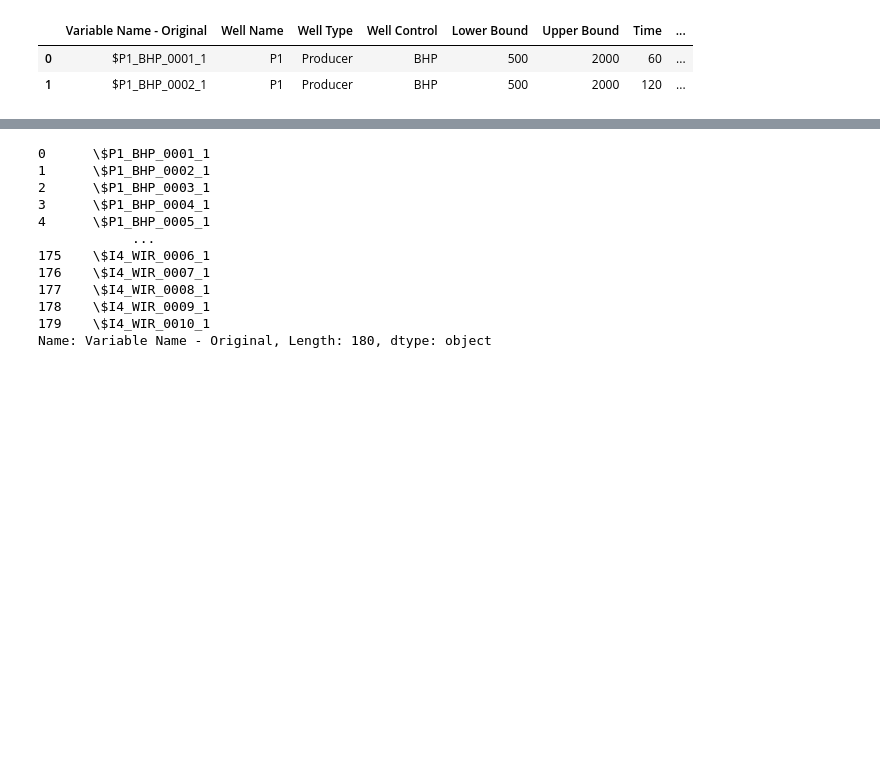
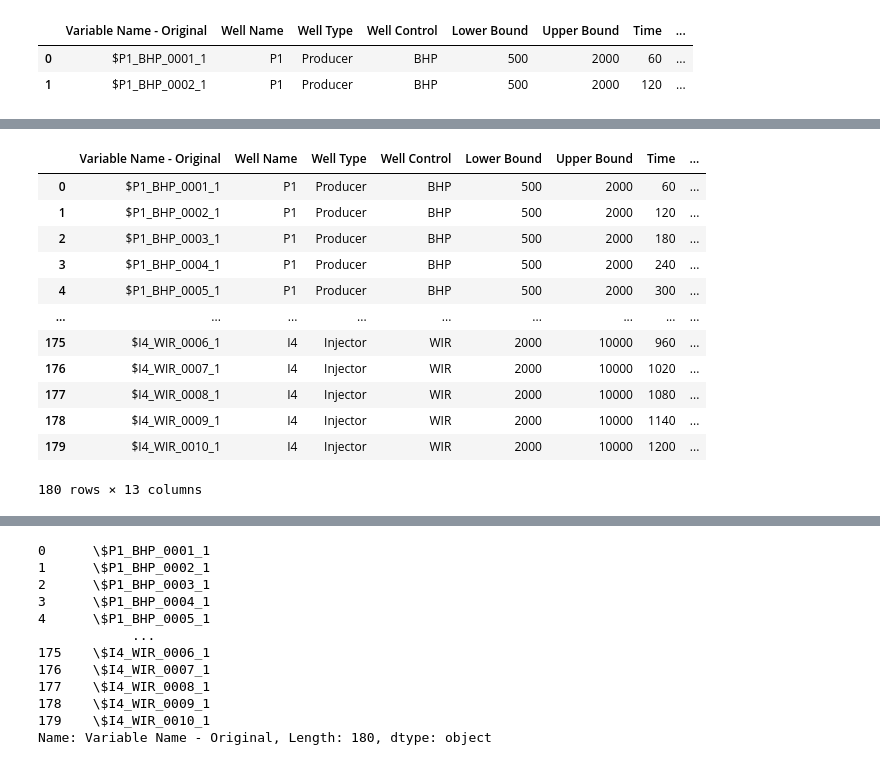
Before and after one commit to carlajord/dash_table_sandbox, a Jupyter notebook: notebooks/data_analysis_2.ipynb, the cells around one changed output, grey strips where cells are left out. Cells and saved outputs as stored; diff of their text form; code cells hidden in the pictures; blank space fills up the shorter version.

```diff
--- a/notebooks/data_analysis_2.ipynb
+++ b/notebooks/data_analysis_2.ipynb
@@ -21,0 +42,17 @@ df.head(2)
+# %%
+df.reset_index(drop=True, inplace=True)
+df
+# %% [output]
+|  | Variable Name - Original | Well Name | Well Type | Well Control | Lower Bound | Upper Bound | Time | ... |
+| 0 | $P1_BHP_0001_1 | P1 | Producer | BHP | 500 | 2000 | 60 | ... |
+| 1 | $P1_BHP_0002_1 | P1 | Producer | BHP | 500 | 2000 | 120 | ... |
+| 2 | $P1_BHP_0003_1 | P1 | Producer | BHP | 500 | 2000 | 180 | ... |
+| 3 | $P1_BHP_0004_1 | P1 | Producer | BHP | 500 | 2000 | 240 | ... |
+| 4 | $P1_BHP_0005_1 | P1 | Producer | BHP | 500 | 2000 | 300 | ... |
+| ... | ... | ... | ... | ... | ... | ... | ... | ... |
+| 175 | $I4_WIR_0006_1 | I4 | Injector | WIR | 2000 | 10000 | 960 | ... |
+| 176 | $I4_WIR_0007_1 | I4 | Injector | WIR | 2000 | 10000 | 1020 | ... |
+| 177 | $I4_WIR_0008_1 | I4 | Injector | WIR | 2000 | 10000 | 1080 | ... |
+| 178 | $I4_WIR_0009_1 | I4 | Injector | WIR | 2000 | 10000 | 1140 | ... |
+| 179 | $I4_WIR_0010_1 | I4 | Injector | WIR | 2000 | 10000 | 1200 | ... |
+180 rows × 13 columns
```
Also changed, not shown: parts of 4 cells of this notebook, 3 other files.
